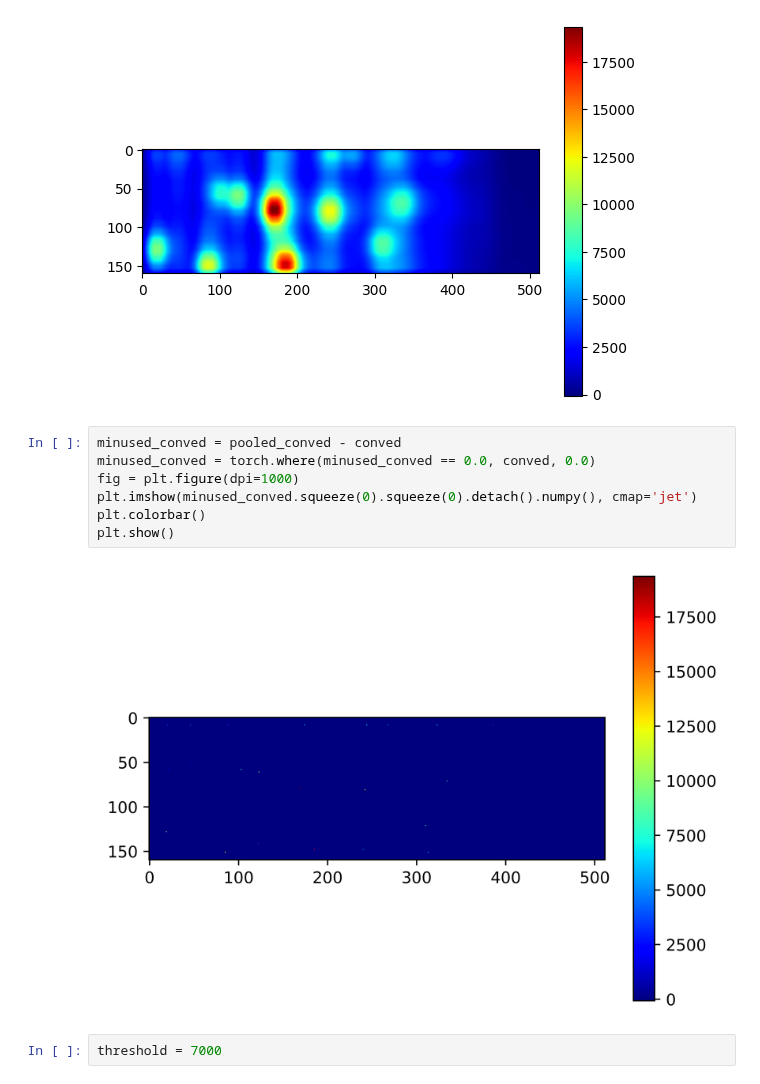
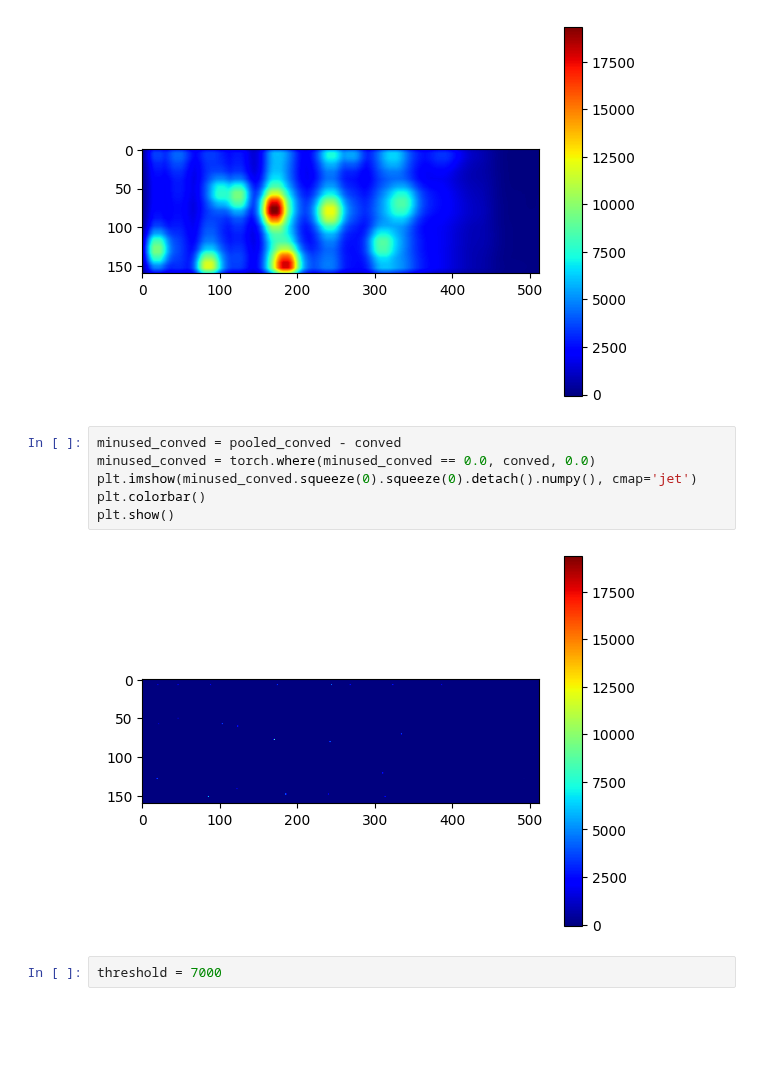
Before and after one commit to chiashi-lab/pl, a Jupyter notebook: notebook/ple.ipynb, the cells around one changed output. Cells and saved outputs as stored; diff of their text form; blank space fills up the shorter version.

```diff
--- a/notebook/ple.ipynb
+++ b/notebook/ple.ipynb
@@ -366,12 +363,11 @@ plt.show()
 # %%
 minused_conved = pooled_conved - conved
 minused_conved = torch.where(minused_conved == 0.0, conved, 0.0)
-fig = plt.figure(dpi=1000)
 plt.imshow(minused_conved.squeeze(0).squeeze(0).detach().numpy(), cmap='jet')
 plt.colorbar()
 plt.show()
 # %% [output]
-[figure, old version]
+[figure, new version]
 # %%
 threshold = 7000
 # %%
```
Also changed, not shown: parts of 4 cells of this notebook.
